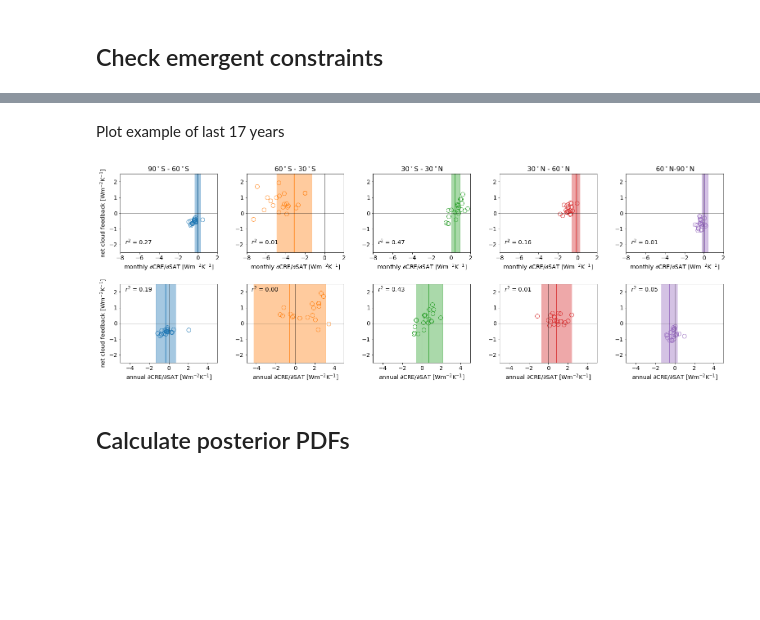
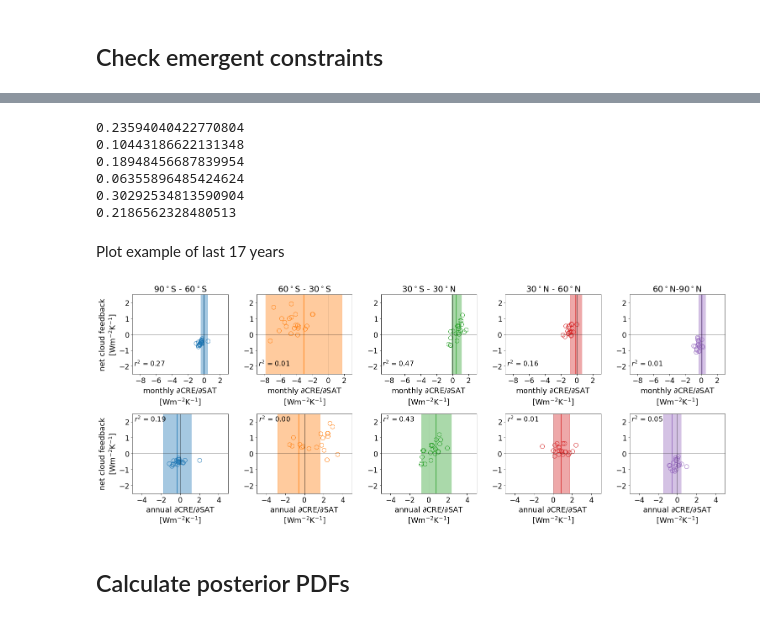
Before and after one commit to nicklutsko/Regional_Emergent_Constraints, a Jupyter notebook: Regional Emergent Constraints.ipynb, the cells around one changed output, grey strips where cells are left out. Drawn from its saved outputs; the diff is of its cells as text; code cells hidden in the pictures; blank space fills up the shorter version.

```diff
--- a/Regional Emergent Constraints.ipynb
+++ b/Regional Emergent Constraints.ipynb
@@ -50,6 +50,14 @@ def deasonalize(data):
         ndata[i] = data[i] - seasonal_cycle[i % 12]
 
     return ndata
+
+def eff_dof( t, cre):
+    #Calculate dof factor for linear regressions
+    slope, inter = lin_regression( t, cre)[:2]
+    res = cre - inter - slope * t
+    autoc =  np.sum(res[1:] * res[:len(res) - 1]) / np.sum(res[1:len(res) - 1] ** 2)
+
+    return np.sqrt((1. + autoc) / (1. - autoc) )
 # %%
 cs = [(31, 119, 180), (174, 199, 232), (255, 127, 14), (255, 187, 120),
              (44, 160, 44), (152, 223, 138), (214, 39, 40), (255, 152, 150),
@@ -211,10 +223,17 @@ for k in range( 5 ):
     cannual_cre = annual_mean(obs_cre)
     cannual_t = ssi.detrend(cannual_t)
     cannual_cre = ssi.detrend(cannual_cre)
+
     ceres_an[k] = lin_regression( cannual_t, cannual_cre)[0]
     ceres_an_se[k] = lin_regression( cannual_t, cannual_cre)[4] * 1.96
+    ceres_an_dof = eff_dof( cannual_t, cannual_cre )
+    ceres_an_se[k] *= ceres_an_dof
+    print("DOF:", ceres_an_dof)
 
     obs_t = deasonalize(obs_t)
     obs_cre = deasonalize(obs_cre)
     ceres_mon[k] = lin_regression( obs_t, obs_cre)[0]
     ceres_mon_se[k] = lin_regression( obs_t, obs_cre)[4] * 1.96
+    ceres_mon_dof = eff_dof( obs_t, obs_cre )
+    ceres_mon_se[k] *= ceres_mon_dof
+    print("DOF M:", ceres_mon_dof)
@@ -259,60 +324,75 @@ print(pval[1])
  [1.36870409e-02 3.20489109e-04 1.25597989e-03]
  [3.94892914e-01 3.80932411e-02 6.50499976e-01]
  [8.05504086e-01 1.59817694e-01 3.49813148e-01]]
+# %%
+masked_dcre_dt_a = np.ma.masked_where(dcre_dt_a < -1., dcre_dt_a)
+masked_dcre_dt_m = np.ma.masked_where(dcre_dt_a < -1., dcre_dt_m)
+masked_dif_CRE = np.ma.masked_where(dcre_dt_a[:, 0] < -1., dif_CRE)
+for i in range( 1):
+    for j in range( 3):
+        print(np.ma.corrcoef(-masked_dcre_dt_m[i, j, :d], -masked_dif_CRE[i, :d])[0, 1] ** 2)
+        print(np.ma.corrcoef(-masked_dcre_dt_a[i, j, :d], -masked_dif_CRE[i, :d])[0, 1] ** 2)
+# %% [output]
+0.23594040422770804
+0.10443186622131348
+0.18948456687839954
+0.06355896485424624
+0.30292534813590904
+0.2186562328480513
 # %% [markdown]
 Plot example of last 17 years
 # %%
 fig = plt.figure( figsize = (22, 8) )
-plt.subplots_adjust(left = 0.04, right = 0.97, bottom = 0.15, top = 0.95, hspace = 0.4, wspace = 0.3)
+plt.subplots_adjust(left = 0.08, right = 0.97, bottom = 0.13, top = 0.95, hspace = 0.5, wspace = 0.3)
 
 for k in range( 5):
     ax = plt.subplot(2, 5, k + 1)
-    plt.title(titles[k], fontsize = 16)
+    plt.title(titles[k], fontsize = 20)
     plt.plot( -dcre_dt_m[k, 2, :d], -dif_CRE[k, :d], 'o', color = 'None', markeredgecolor = cs[2 * k], markersize = 10)
-    plt.text(-7.5, -2., "$r^2$ = %.2f" % np.corrcoef(-dcre_dt_m[k, 2, :d], -dif_CRE[k, :d])[0, 1] ** 2, fontsize = 14)
+    plt.text(-8.8, -2., "$r^2$ = %.2f" % np.corrcoef(-dcre_dt_m[k, 2, :d], -dif_CRE[k, :d])[0, 1] ** 2, fontsize = 16)
     plt.axvline(x = np.mean(ceres_mon[k]), color = cs[2*k])
     y = [-5., 3.]
     plt.fill_betweenx(y, x1 = ceres_mon[k] - ceres_mon_se[k], x2 =
                       ceres_mon[k] + ceres_mon_se[k], color = cs[2*k], alpha = 0.4)
 
-    plt.xlabel("monthly $\partial$CRE/$\partial$SAT [Wm$^{-2}$K$^{-1}$]", fontsize = 14)
+    plt.xlabel("monthly $\partial$CRE/$\partial$SAT\n[Wm$^{-2}$K$^{-1}$]", fontsize = 18)
     if k == 0:
-        plt.ylabel("net cloud feedback [Wm$^{-2}$K$^{-1}$]", fontsize = 14)
+        plt.ylabel("net cloud feedback\n[Wm$^{-2}$K$^{-1}$]", fontsize = 18)
 
     plt.ylim([-2.5, 2.5])
-    plt.xlim([-8., 2.])
+    plt.xlim([-9., 3.])
 
-    plt.yticks([-2., -1., 0., 1., 2.], fontsize = 14)
-    plt.xticks([-8., -6., -4., -2., 0., 2.], fontsize = 14)
+    plt.yticks([-2., -1., 0., 1., 2.], fontsize = 17)
+    plt.xticks([-8., -6., -4., -2., 0., 2.], fontsize = 17)
 
     plt.axvline(x = 0, color = 'k', linewidth = 0.5)
     plt.axhline(y = 0, color = 'k', linewidth = 0.5)
 
     ax = plt.subplot(2, 5, k + 6)
     plt.plot( -dcre_dt_a[k, 2, :d], -dif_CRE[k, :d], 'o', color = 'None', markeredgecolor = cs[2 * k], markersize = 10)
-    plt.text(-4.5, 2., "$r^2$ = %.2f" % np.corrcoef(-dcre_dt_a[k, 2, :d], -dif_CRE[k, :d])[0, 1] ** 2, fontsize = 14)
+    plt.text(-4.8, 2., "$r^2$ = %.2f" % np.corrcoef(-dcre_dt_a[k, 2, :d], -dif_CRE[k, :d])[0, 1] ** 2, fontsize = 16)
 
     plt.axvline(x = np.mean(ceres_an[k]), color = cs[2*k])
     plt.fill_betweenx(y, x1 = ceres_an[k] - ceres_an_se[k], x2 = ceres_an[k] + ceres_an_se[k],
                       color = cs[2*k], alpha = 0.4)
 
-    plt.xlabel("annual $\partial$CRE/$\partial$SAT [Wm$^{-2}$K$^{-1}$]", fontsize = 14)
+    plt.xlabel("annual $\partial$CRE/$\partial$SAT\n[Wm$^{-2}$K$^{-1}$]", fontsize = 18)
     if k == 0:
-        plt.ylabel("net cloud feedback [Wm$^{-2}$K$^{-1}$]", fontsize = 14)
+        plt.ylabel("net cloud feedback\n[Wm$^{-2}$K$^{-1}$]", fontsize = 18)
 
     plt.ylim([-2.5, 2.5])
     plt.xlim([-5., 5.])
 
-    plt.yticks(fontsize = 14)
-    plt.xticks(fontsize = 14)
+    plt.yticks(fontsize = 17)
+    plt.xticks(fontsize = 17)
 
     plt.axvline(x = 0, color = 'k', linewidth = 0.5)
     plt.axhline(y = 0, color = 'k', linewidth = 0.5)
 
 plt.savefig("EC_CMIP6.png")
 plt.savefig("EC_CMIP6.pdf")
 # %% [output]
-[figure, old version]
+[figure, new version]
 # %% [markdown]
 ## Calculate posterior PDFs
 # %%
```
Also changed, not shown: parts of 19 cells of this notebook.
